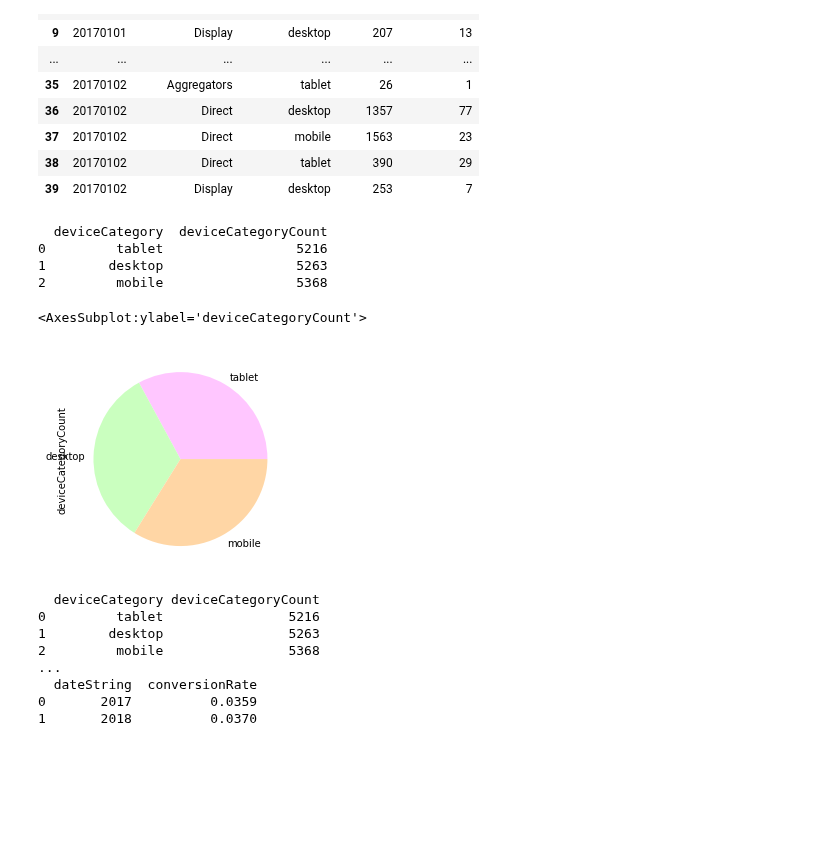
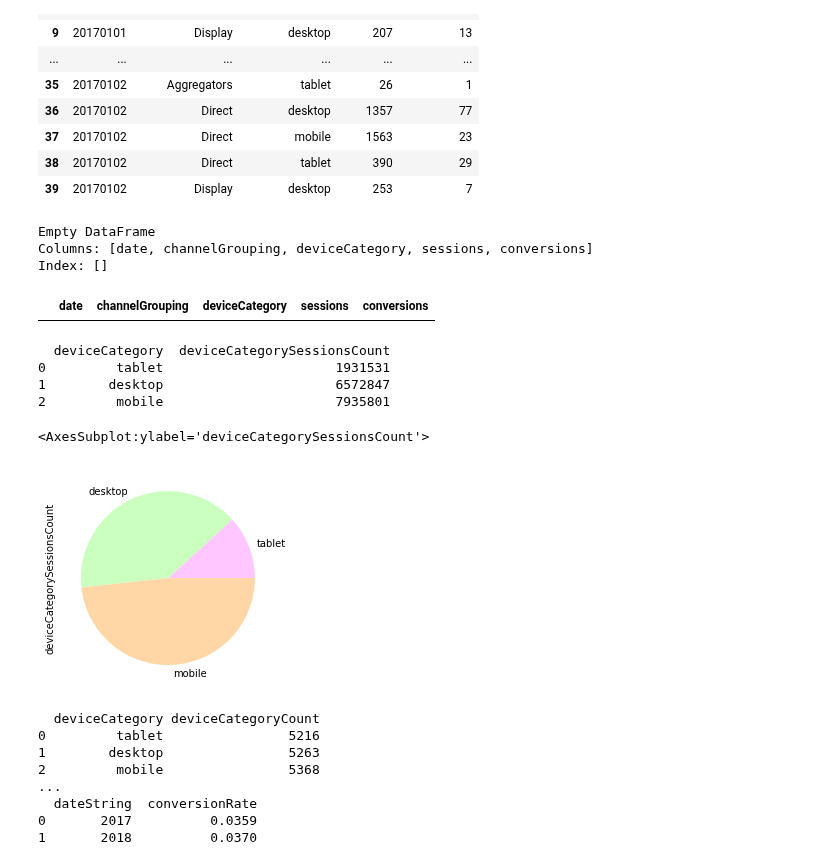
Before and after one commit to Coletterbox/More-BigQuery-with-Python, a Jupyter notebook: queriesWithGraphs3.ipynb, the cells around one changed output. Saved outputs shown, nothing was run; the diff lists cells and outputs as text; code cells hidden in the pictures; blank space fills up the shorter version.

Commit message:
Start changing COUNT(*) to SUM(sessions)

```diff
--- a/queriesWithGraphs3.ipynb
+++ b/queriesWithGraphs3.ipynb
@@ -96,23 +96,36 @@ runQuery(query)
 | 37 | 20170102 | Direct | mobile | 1563 | 23 |
 | 38 | 20170102 | Direct | tablet | 390 | 29 |
 | 39 | 20170102 | Display | desktop | 253 | 7 |
+# %%
+testQuery = """
+    SELECT * FROM apprenticeship-299321.sample_data.datatable
+    WHERE sessions=0
+    ORDER BY date ASC, channelGrouping, deviceCategory
+"""
+runQuery(testQuery)
+# so there's no row where sessions=0, so that explains the discrepancy - count (for the next query) is literally just counting the entries and is not needed
+# %% [output]
+Empty DataFrame
+Columns: [date, channelGrouping, deviceCategory, sessions, conversions]
+Index: []
+|  | date | channelGrouping | deviceCategory | sessions | conversions |
 # %%
 # TODO: title axes properly
-# TODO: should this be SUM(sessions)?
+
 query2 = """
-    SELECT deviceCategory, COUNT(*) AS deviceCategoryCount
+    SELECT deviceCategory, SUM(sessions) AS deviceCategorySessionsCount
     FROM apprenticeship-299321.sample_data.datatable
     GROUP BY deviceCategory
-    ORDER BY deviceCategoryCount ASC
+    ORDER BY deviceCategorySessionsCount ASC
 """
-runQuery(query2).plot.pie(x='deviceCategory', y='deviceCategoryCount', colors=threeColorsArray, legend=False, labels=["tablet", "desktop", "mobile"])
+runQuery(query2).plot.pie(x='deviceCategory', y='deviceCategorySessionsCount', colors=threeColorsArray, legend=False, labels=["tablet", "desktop", "mobile"])
 # %% [output]
-  deviceCategory  deviceCategoryCount
-0         tablet                 5216
-1        desktop                 5263
-2         mobile                 5368
+  deviceCategory  deviceCategorySessionsCount
+0         tablet                      1931531
+1        desktop                      6572847
+2         mobile                      7935801
-<AxesSubplot:ylabel='deviceCategoryCount'>
+<AxesSubplot:ylabel='deviceCategorySessionsCount'>
-[figure, old version]
+[figure, new version]
 # %%
 # for testing CONVERT and CAST - can delete
 # #legacySQL
```
